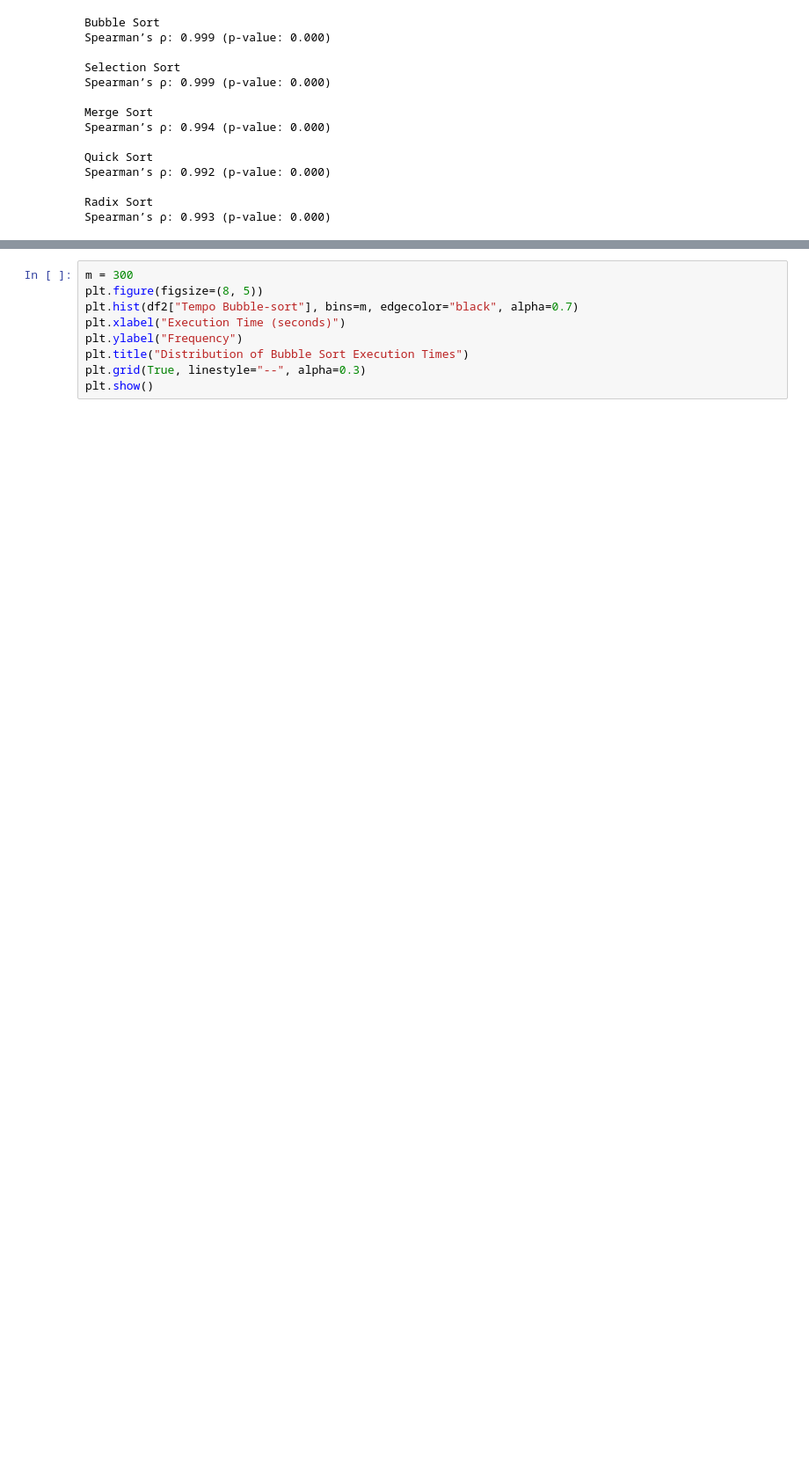
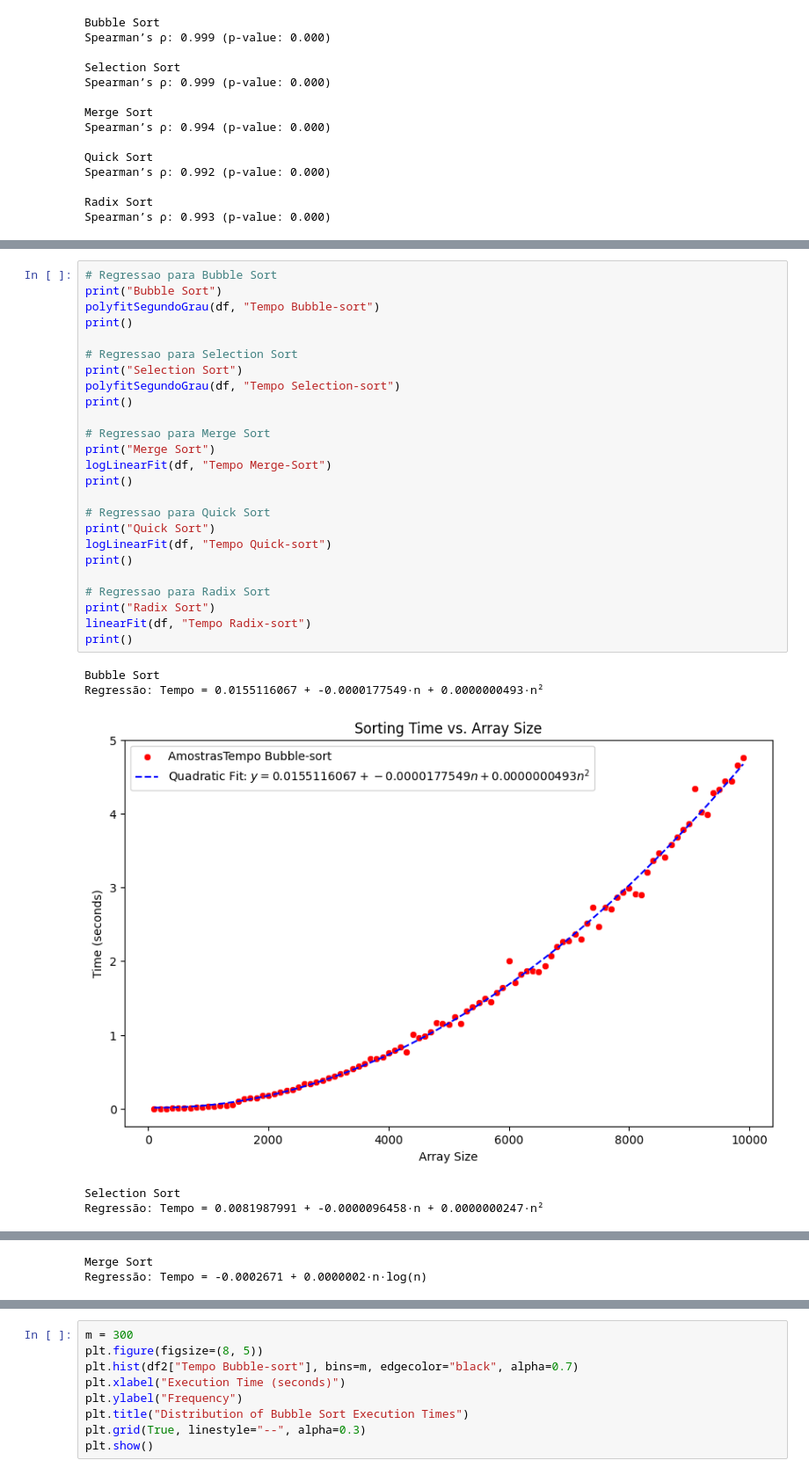
Before and after one commit to DesafianteHarmoniaCeleste/Statistics, a Jupyter notebook: Estatistica.ipynb, the cells around one changed output, grey strips where cells are left out. Shown: that part at 88% size. Cells and saved outputs as stored; diff of their text form; blank space fills up the shorter version.

```diff
--- a/Estatistica.ipynb
+++ b/Estatistica.ipynb
@@ -436,0 +549,31 @@ Spearman’s ρ: 0.993 (p-value: 0.000)
+# %%
+# Regressao para Bubble Sort
+print("Bubble Sort")
+polyfitSegundoGrau(df, "Tempo Bubble-sort")
+print()
+
+# Regressao para Selection Sort
+print("Selection Sort")
+polyfitSegundoGrau(df, "Tempo Selection-sort")
+print()
+
+# Regressao para Merge Sort
+print("Merge Sort")
+logLinearFit(df, "Tempo Merge-Sort")
+print()
+
+# Regressao para Quick Sort
+print("Quick Sort")
+logLinearFit(df, "Tempo Quick-sort")
+print()
+
+# Regressao para Radix Sort
+print("Radix Sort")
+linearFit(df, "Tempo Radix-sort")
+print()
+# %% [output]
+Bubble Sort
+Regressão: Tempo = 0.0155116067 + -0.0000177549·n + 0.0000000493·n²
+[figure, added]
+Selection Sort
+Regressão: Tempo = 0.0081987991 + -0.0000096458·n + 0.0000000247·n²
@@ -436,0 +581,2 @@ Spearman’s ρ: 0.993 (p-value: 0.000)
+Merge Sort
+Regressão: Tempo = -0.0002671 + 0.0000002·n·log(n)
```
Also changed, not shown: parts of 7 cells of this notebook.
